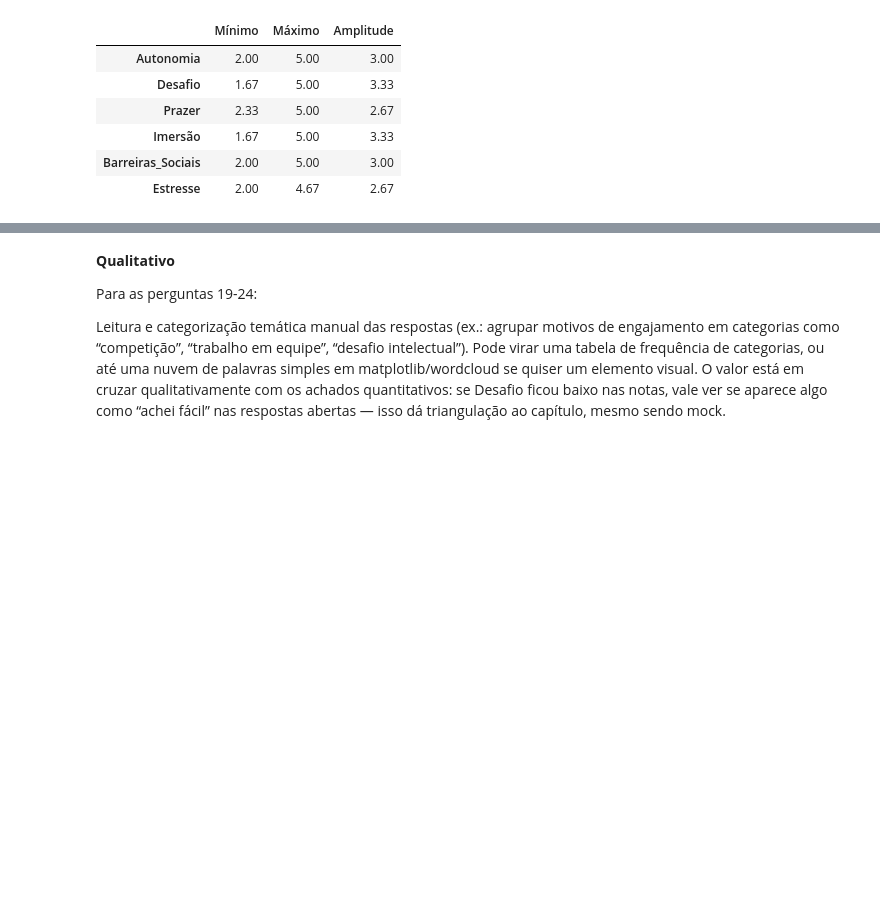
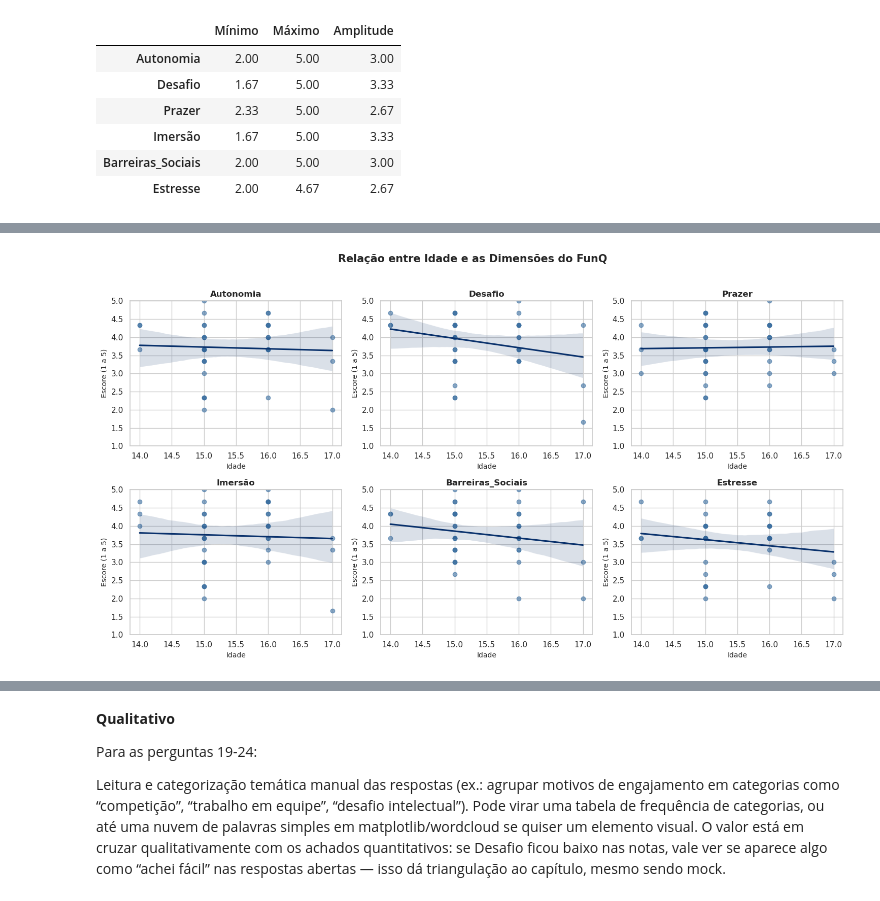
Before and after one commit to Anthony-Hilario/AnaliseDadosFunQ, a Jupyter notebook: analise-respostas-funq.ipynb, the cells around one changed output, grey strips where cells are left out. Cells and saved outputs as stored; diff of their text form; code cells hidden in the pictures; blank space fills up the shorter version.

```diff
--- a/analise-respostas-funq.ipynb
+++ b/analise-respostas-funq.ipynb
@@ -1,11 +1,25 @@
 # %%
 import pandas as pd
+import matplotlib.pyplot as plt
+import seaborn as sns
+
 df = pd.read_csv('respostas_formulario.csv')
+df_alunos = pd.read_csv('alunos.csv')
 
 df = df.drop_duplicates()
 pd.set_option('display.width', 1000)
 pd.set_option('display.max_columns', None)
 pd.set_option('display.max_colwidth', None)
+
+# Mapeia as 6 dimensões do FunQ (blocos de 3 questões)
+dimensoes = {
+    'Autonomia': ['q1', 'q2', 'q3'],
+    'Desafio': ['q4', 'q5', 'q6'],
+    'Prazer': ['q7', 'q8', 'q9'],
+    'Imersão': ['q10', 'q11', 'q12'],
+    'Barreiras_Sociais': ['q13', 'q14', 'q15'],
+    'Estresse': ['q16', 'q17', 'q18'],
+}
 # %% [markdown]
 ## 📖 Dicionário de Variáveis — Questionário FunQ
 
@@ -267,0 +298,28 @@ Agrupar por faixa etária (se houver variação, ex.: 14-15 vs 16-17) e comparar
+# %%
+mapa_idade = df_alunos.set_index('id')['idade']
+
+df_idade = df[['aluno_id'] + colunas_dim].copy()
+df_idade['idade'] = df_idade['aluno_id'].map(mapa_idade)
+
+fig, axes = plt.subplots(2, 3, figsize=(15, 8))
+axes = axes.flatten()
+
+for i, col in enumerate(colunas_dim):
+    sns.regplot(
+        x='idade',
+        y=col,
+        data=df_idade,
+        ax=axes[i],
+        scatter_kws={'alpha': 0.6, 'color': '#3b6fa0'},
+        line_kws={'color': '#08306b'}
+    )
+    axes[i].set_title(col, fontsize=12, fontweight='bold')
+    axes[i].set_xlabel('Idade', fontsize=10)
+    axes[i].set_ylabel('Escore (1 a 5)', fontsize=10)
+    axes[i].set_ylim(1, 5)
+
+plt.suptitle('Relação entre Idade e as Dimensões do FunQ', fontsize=15, fontweight='bold', y=1.02)
+plt.tight_layout()
+plt.show()
+# %% [output]
+[figure, added]
```
Also changed, not shown: parts of 6 cells of this notebook, 1 other file.
